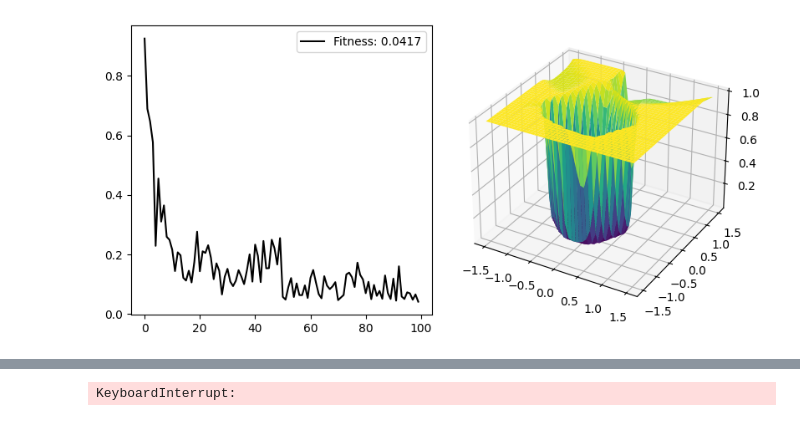
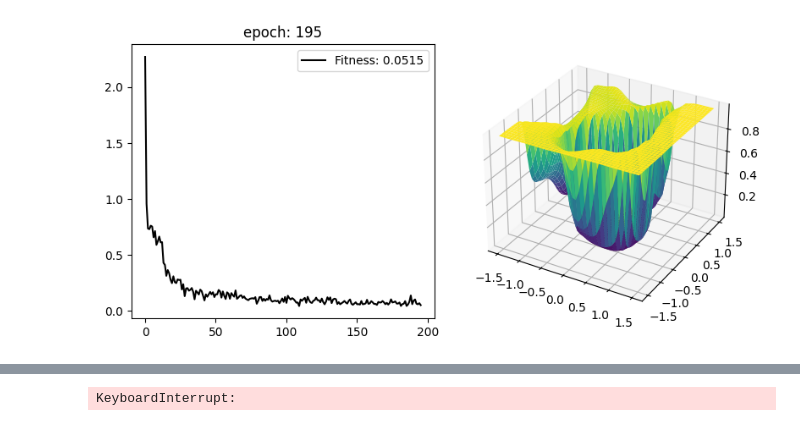
Before and after one commit to asegura4488/MetodosComputacionalesI, a Jupyter notebook: ProyectoML/EvolutivoAnimGraph.ipynb, the cells around one changed output, grey strips where cells are left out. Cells and saved outputs as stored; diff of their text form; code cells hidden in the pictures.

```diff
--- a/ProyectoML/EvolutivoAnimGraph.ipynb
+++ b/ProyectoML/EvolutivoAnimGraph.ipynb
@@ -38,8 +41,8 @@ class Layer:
 # %%
 def GetBrain():
     l0 = Layer(2,10,sigm3)
-    l1 = Layer(10,50,sigm3)
-    l2 = Layer(50,1,sigm3)
+    l1 = Layer(10,5,sigm3)
+    l2 = Layer(5,1,sigm3)
     Brain = [l0,l1,l2]
     return Brain
 # %%
@@ -135,6 +122,10 @@ class Robot:
       for i in range(len(self.Brain)):
         self.Brain[i].Mutate()
 
+    def SetMutate(self,rate):
+      for i in range(len(self.Brain)):
+        self.Brain[i].SetMutate(rate)
+
     def GetBrain(self):
       return self.Brain
 # %%
@@ -151,7 +142,7 @@ def GetRobots(N):
     return Robots
 # %%
 dt = 0.05
-t = np.arange(0.,5.0,dt)
+t = np.arange(0.,7.,dt)
 Robots = GetRobots(10)
 # %%
 def GetPlot():
@@ -209,9 +200,9 @@ def TimeEvolution(Robots,Plot=True):
 # %%
 #TimeEvolution(Robots,True)
 # %%
-def Genetic(Robots, epochs=100, Plot=True):
+def Genetic(Robots, epochs=200, Plot=True):
 
-    N = int(0.5*len(Robots))
+    N = int(0.7*len(Robots))
 
     Fitness = np.array([])
 
@@ -249,7 +240,12 @@ def Genetic(Robots, epochs=100, Plot=True):
         Fitness = np.append(Fitness, np.mean(Fitness_))
         #print(Fitness)
 
-        if e % 1 == 0:
+        # Ajustamos la mutacion
+        if Fitness[-1] < 0.2:
+          for p in Robots:
+            p.SetMutate(0.05)
+
+        if e % 5 == 0 and Plot:
 
           clear_output(wait=True)
 
@@ -262,6 +258,7 @@ def Genetic(Robots, epochs=100, Plot=True):
 
 
           ax,ax1 = GetPlot1()
+          ax.set_title('epoch: {}'.format(e))
           ax.plot(Fitness,color='k',label='Fitness: {:.4f}'.format(Fitness[-1]))
           ax.legend(loc=0)
 
@@ -280,12 +277,18 @@ def Genetic(Robots, epochs=100, Plot=True):
           plt.show()
           time.sleep(0.001)
 
+        elif e % 2 == 0 and Plot == False:
+          clear_output(wait=True)
+          print("epoch: ", e, Fitness[-1])
+
+
+
     return Robots
 # %%
-Robots = GetRobots(20)
-RobotsLuegodeClase = Genetic(Robots)
+Robots = GetRobots(50)
+RobotsLuegodeClase = Genetic(Robots,Plot=True)
 # %% [output]
-[figure, old version]
+[figure, new version]
 # %%
 for i,p in enumerate(RobotsLuegodeClase):
   p.Reset()
```
Also changed, not shown: parts of 3 cells of this notebook.
